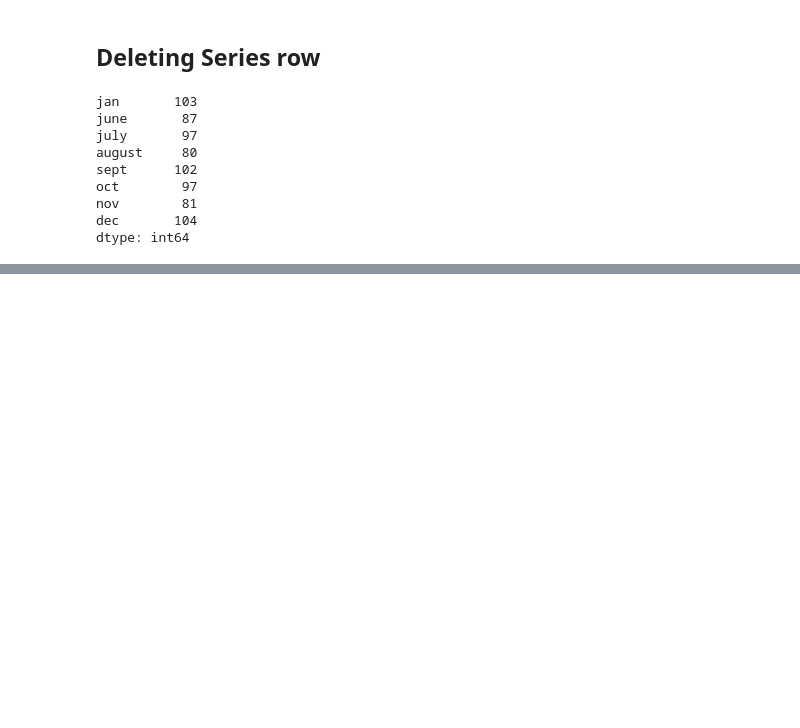
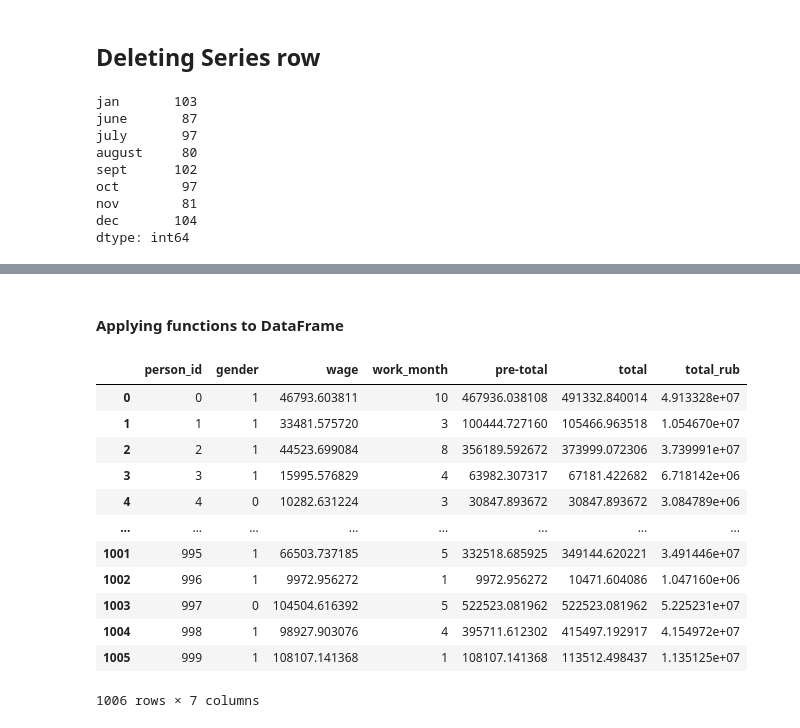
Before and after one commit to Segun228/Python_guides, a Jupyter notebook: t_pandas_guide/extended_pandas_guide.ipynb, the cells around one changed output, grey strips where cells are left out. Cells and saved outputs as stored; diff of their text form; code cells hidden in the pictures; blank space fills up the shorter version.

```diff
--- a/t_pandas_guide/extended_pandas_guide.ipynb
+++ b/t_pandas_guide/extended_pandas_guide.ipynb
@@ -1123,0 +1317,28 @@ dtype: int64
+# %% [markdown]
+#### Applying functions to DataFrame
+# %%
+df = get_df(path="wage.csv")
+work_month = pd.Index(np.random.randint(1, 12, 1006))
+df["work_month"] = work_month
+df["pre-total"] = df["work_month"] * df["wage"]
+df["total"] = df["work_month"] * df["wage"]
+df.loc[df["gender"]==1, "total"] *= 1.05
+
+USD_to_RUB = lambda x : x*100
+
+df["total_rub"] = df["total"]
+df["total_rub"] = df["total_rub"].apply(USD_to_RUB) # applying lambda function
+# %% [output]
+|  | person_id | gender | wage | work_month | pre-total | total | total_rub |
+| 0 | 0 | 1 | 46793.603811 | 10 | 467936.038108 | 491332.840014 | 4.913328e+07 |
+| 1 | 1 | 1 | 33481.575720 | 3 | 100444.727160 | 105466.963518 | 1.054670e+07 |
+| 2 | 2 | 1 | 44523.699084 | 8 | 356189.592672 | 373999.072306 | 3.739991e+07 |
+| 3 | 3 | 1 | 15995.576829 | 4 | 63982.307317 | 67181.422682 | 6.718142e+06 |
+| 4 | 4 | 0 | 10282.631224 | 3 | 30847.893672 | 30847.893672 | 3.084789e+06 |
+| ... | ... | ... | ... | ... | ... | ... | ... |
+| 1001 | 995 | 1 | 66503.737185 | 5 | 332518.685925 | 349144.620221 | 3.491446e+07 |
+| 1002 | 996 | 1 | 9972.956272 | 1 | 9972.956272 | 10471.604086 | 1.047160e+06 |
+| 1003 | 997 | 0 | 104504.616392 | 5 | 522523.081962 | 522523.081962 | 5.225231e+07 |
+| 1004 | 998 | 1 | 98927.903076 | 4 | 395711.612302 | 415497.192917 | 4.154972e+07 |
+| 1005 | 999 | 1 | 108107.141368 | 1 | 108107.141368 | 113512.498437 | 1.135125e+07 |
+1006 rows × 7 columns
```
Also changed, not shown: parts of 24 cells of this notebook, 2 other files.
